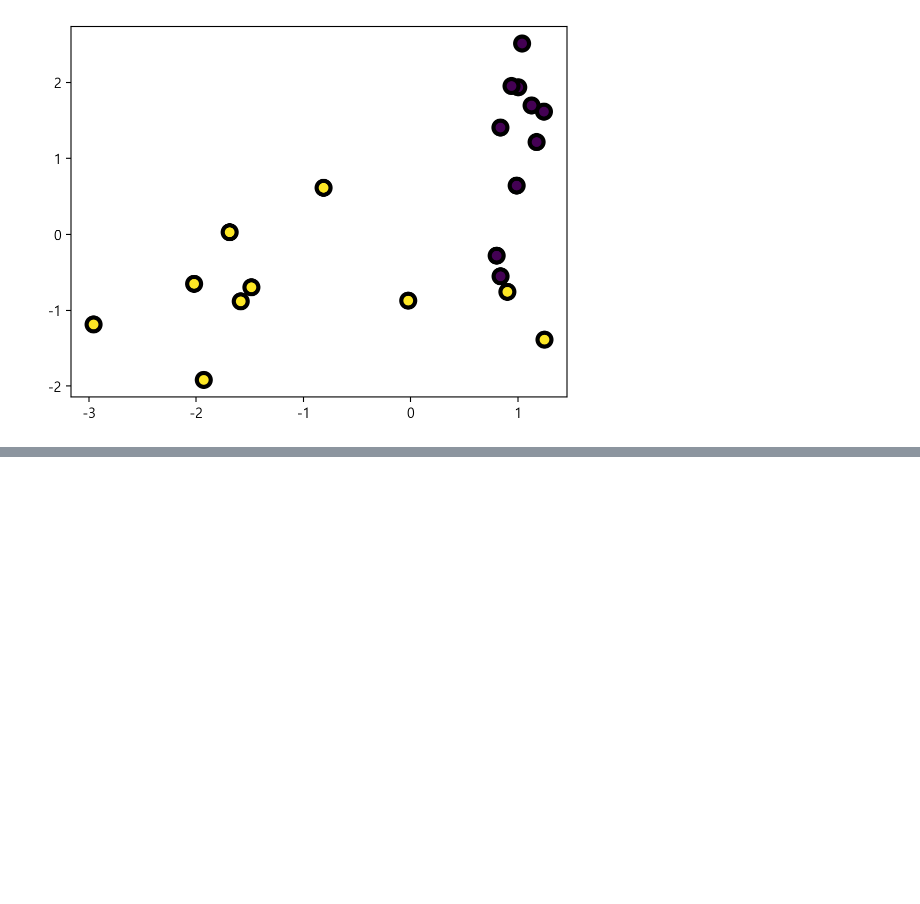
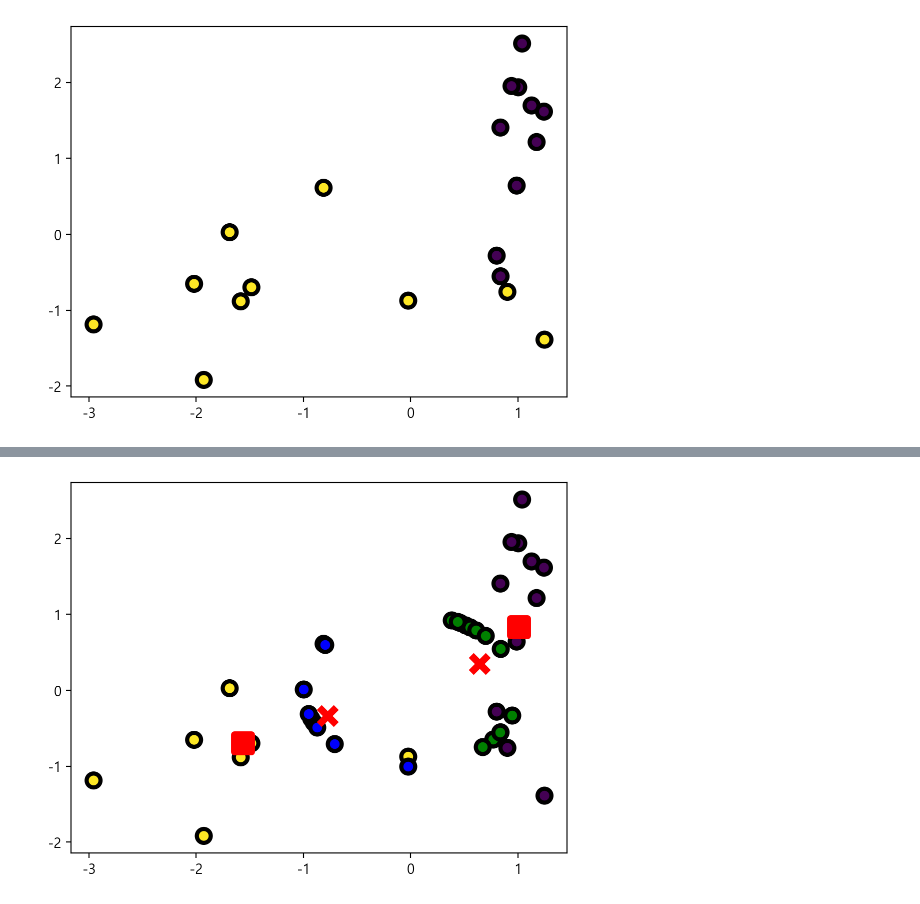
Before and after one commit to onizuka-38/ai_x, a Jupyter notebook: source/10_MachineLearning/ch2_군집분석.ipynb, the cells around one changed output, grey strips where cells are left out. Saved outputs shown, nothing was run; the diff lists cells and outputs as text; code cells hidden in the pictures; blank space fills up the shorter version.

```diff
--- a/source/10_MachineLearning/ch2_군집분석.ipynb
+++ b/source/10_MachineLearning/ch2_군집분석.ipynb
@@ -52,0 +87,6 @@ plt.scatter(x=X[:,0], y=X[:,1], c=y, s=100, edgecolors='k', lw=3)
+# %%
+import pandas as pd
+from sklearn.preprocessing import Normalizer
+scaler = Normalizer()
+Xnor = scaler.fit_transform(X)
+np.c_[X, Xnor][:3]
@@ -52,0 +97,6 @@ plt.scatter(x=X[:,0], y=X[:,1], c=y, s=100, edgecolors='k', lw=3)
+# %%
+model = KMeans(n_clusters=2, # 군의 갯수
+               init="k-means++", # 초기중심점을 서로 멀리 초기화 / random(초기중심점랜덤)
+               n_init=10, # 각 다른 초기값을 10번 실행해보고 가장 좋은 모델 선택
+               max_iter=300) # 각 실행에서 300번 반복(중심 옮기기)
+model.fit(Xnor)
@@ -52,0 +109,3 @@ plt.scatter(x=X[:,0], y=X[:,1], c=y, s=100, edgecolors='k', lw=3)
+# %%
+d0, d1 = model.cluster_centers_ # 모델이 정한 중심점
+print(d0, d1)
@@ -52,0 +129,17 @@ plt.scatter(x=X[:,0], y=X[:,1], c=y, s=100, edgecolors='k', lw=3)
+# %%
+plt.scatter(x=X[:,0], y=X[:,1], c=pred, s=100, edgecolors='k', lw=3 )
+plt.scatter(x=c0[0], y=c0[1], s=150, marker='s', lw=5, c='r')
+plt.scatter(x=c1[0], y=c1[1], s=150, marker='s', lw=5, c='r')
+
+plt.scatter(x=Xnor[model.labels_==0,0],
+            y=Xnor[model.labels_==0,1],
+            c='g', s=100, edgecolors='k', lw=3 )
+plt.scatter(x=Xnor[model.labels_==1,0],
+            y=Xnor[model.labels_==1,1],
+            c='b', s=100, edgecolors='k', lw=3 )
+plt.scatter(x=d0[0], y=d0[1], s=150, marker='x', lw=5, c='r')
+plt.scatter(x=d1[0], y=d1[1], s=150, marker='x', lw=5, c='r')
+
+plt.show()
+# %% [output]
+[figure, added]
```
Also changed, not shown: parts of 11 cells of this notebook.
